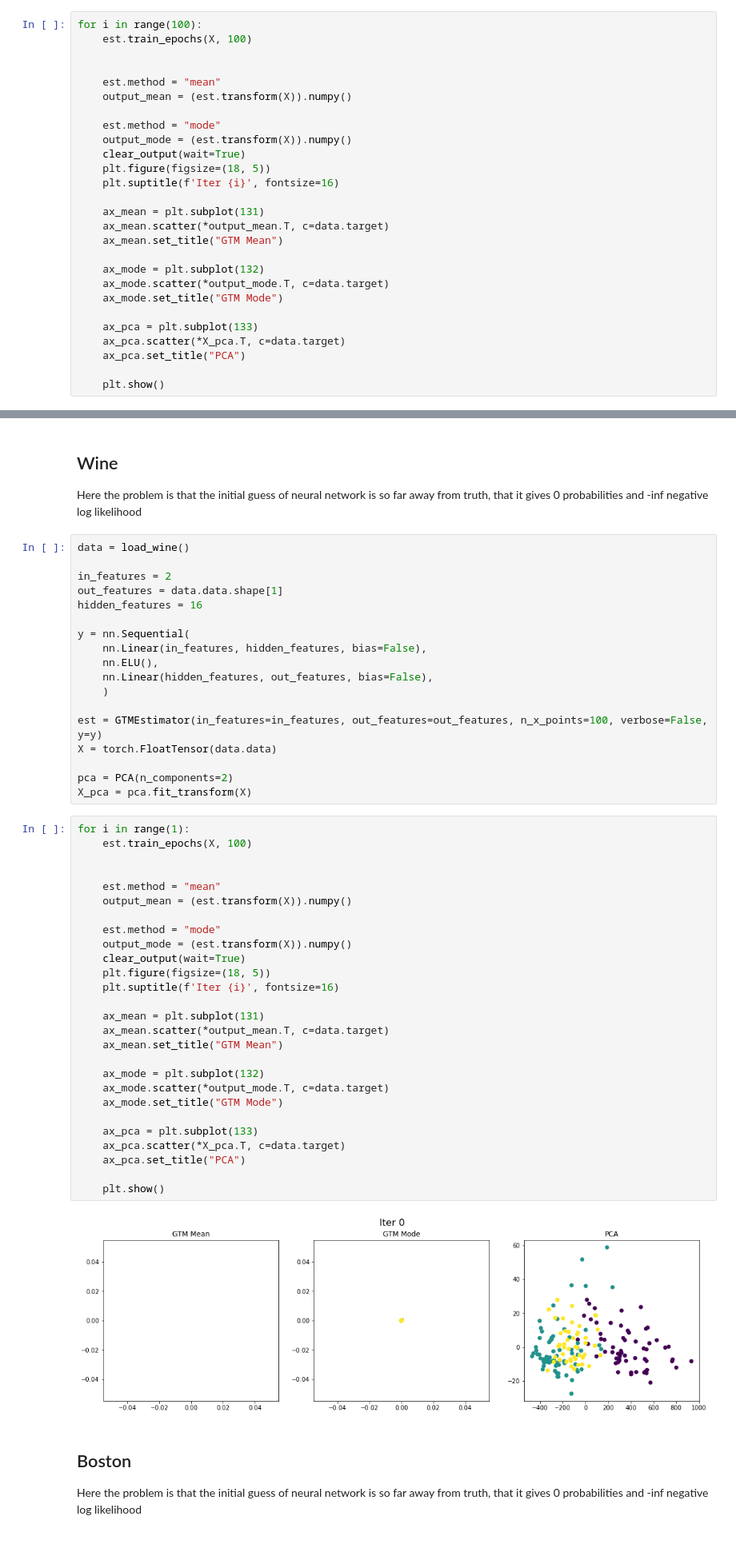
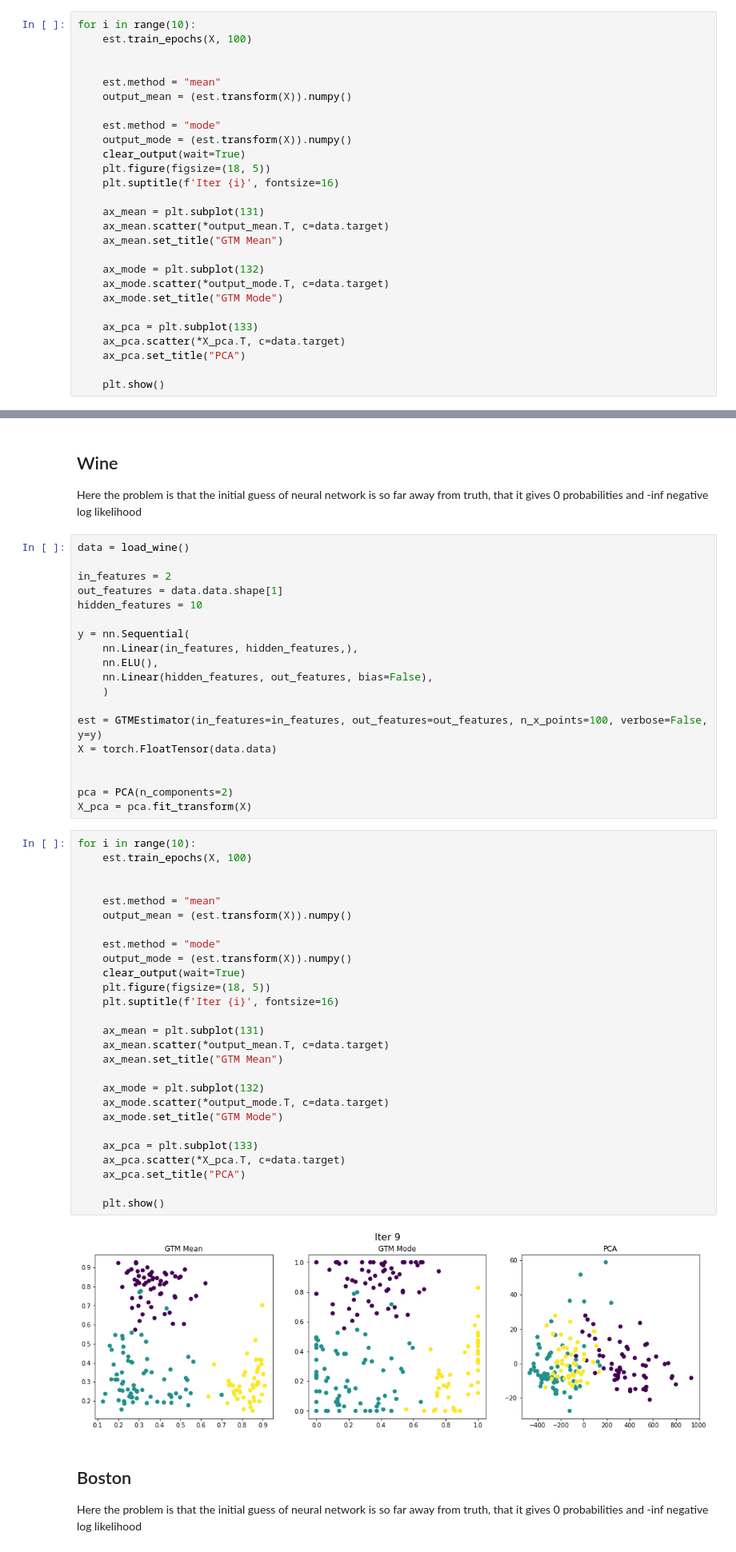
Before and after one commit to VldKnd/GTM, a Jupyter notebook: Experiments/Samples.ipynb, the cells around one changed output, grey strips where cells are left out. Shown at 80% size. Drawn from its saved outputs; the diff is of its cells as text.

```diff
--- a/Experiments/Samples.ipynb
+++ b/Experiments/Samples.ipynb
@@ -37,7 +37,7 @@ X = torch.FloatTensor(data.data)
 pca = PCA(n_components=2)
 X_pca = pca.fit_transform(X)
 # %%
-for i in range(100):
+for i in range(10):
     est.train_epochs(X, 100)
 
 
@@ -74,10 +75,10 @@ data = load_wine()
 
 in_features = 2
 out_features = data.data.shape[1]
-hidden_features = 16
+hidden_features = 10
 
 y = nn.Sequential(
-    nn.Linear(in_features, hidden_features, bias=False),
+    nn.Linear(in_features, hidden_features,),
     nn.ELU(),
     nn.Linear(hidden_features, out_features, bias=False),
     )
@@ -85,37 +86,38 @@ y = nn.Sequential(
 est = GTMEstimator(in_features=in_features, out_features=out_features, n_x_points=100, verbose=False, y=y)
 X = torch.FloatTensor(data.data)
 
+
 pca = PCA(n_components=2)
 X_pca = pca.fit_transform(X)
 # %%
-for i in range(1):
+for i in range(10):
     est.train_epochs(X, 100)
 
 
     est.method = "mean"
     output_mean = (est.transform(X)).numpy()
 
     est.method = "mode"
     output_mode = (est.transform(X)).numpy()
     clear_output(wait=True)
     plt.figure(figsize=(18, 5))
     plt.suptitle(f'Iter {i}', fontsize=16)
 
     ax_mean = plt.subplot(131)
     ax_mean.scatter(*output_mean.T, c=data.target)
     ax_mean.set_title("GTM Mean")
 
     ax_mode = plt.subplot(132)
     ax_mode.scatter(*output_mode.T, c=data.target)
     ax_mode.set_title("GTM Mode")
 
     ax_pca = plt.subplot(133)
     ax_pca.scatter(*X_pca.T, c=data.target)
     ax_pca.set_title("PCA")
 
     plt.show()
 # %% [output]
-[figure, old version]
+[figure, new version]
 # %% [markdown]
 ## Boston
 
```
Also changed, not shown: parts of 2 cells of this notebook, 1 other file.
